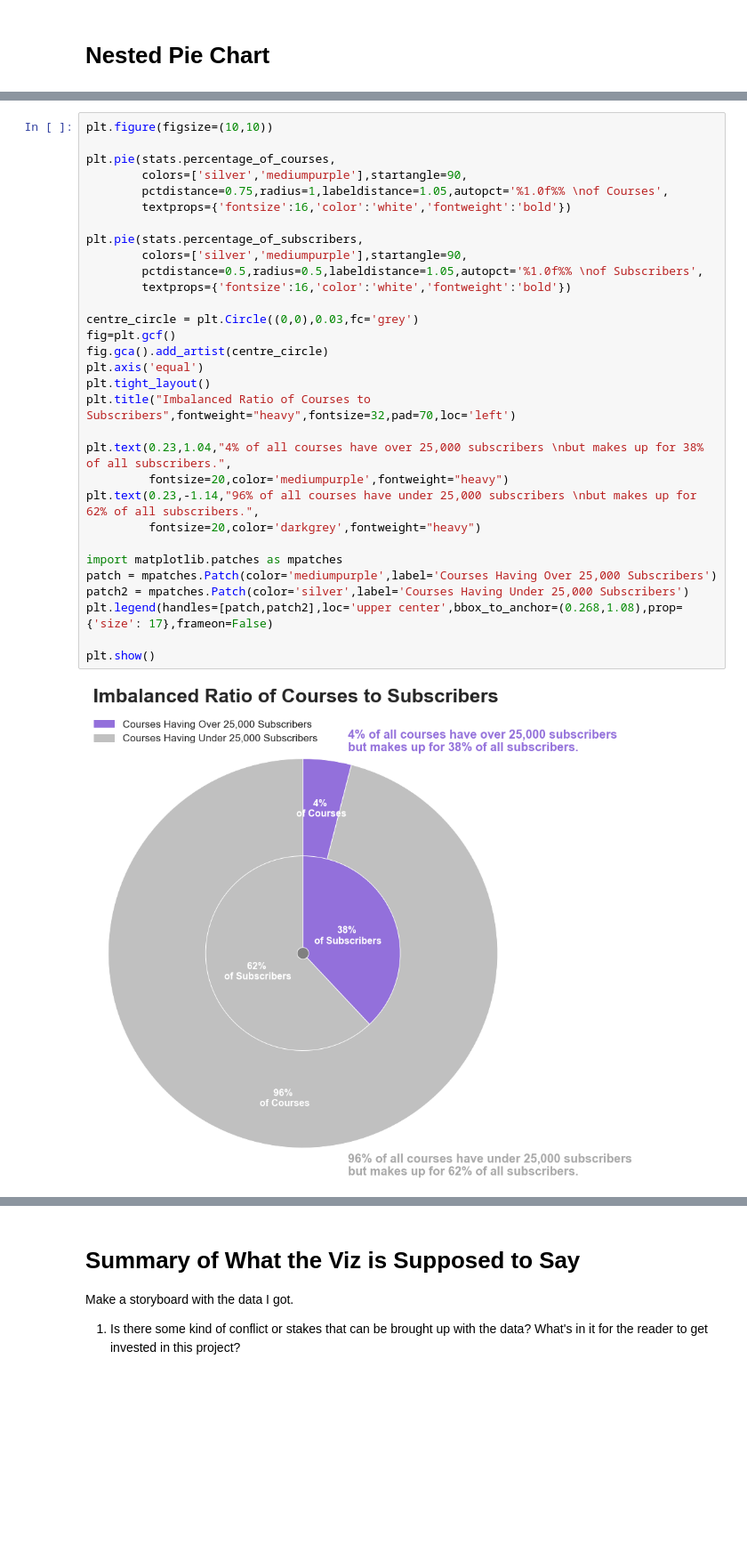
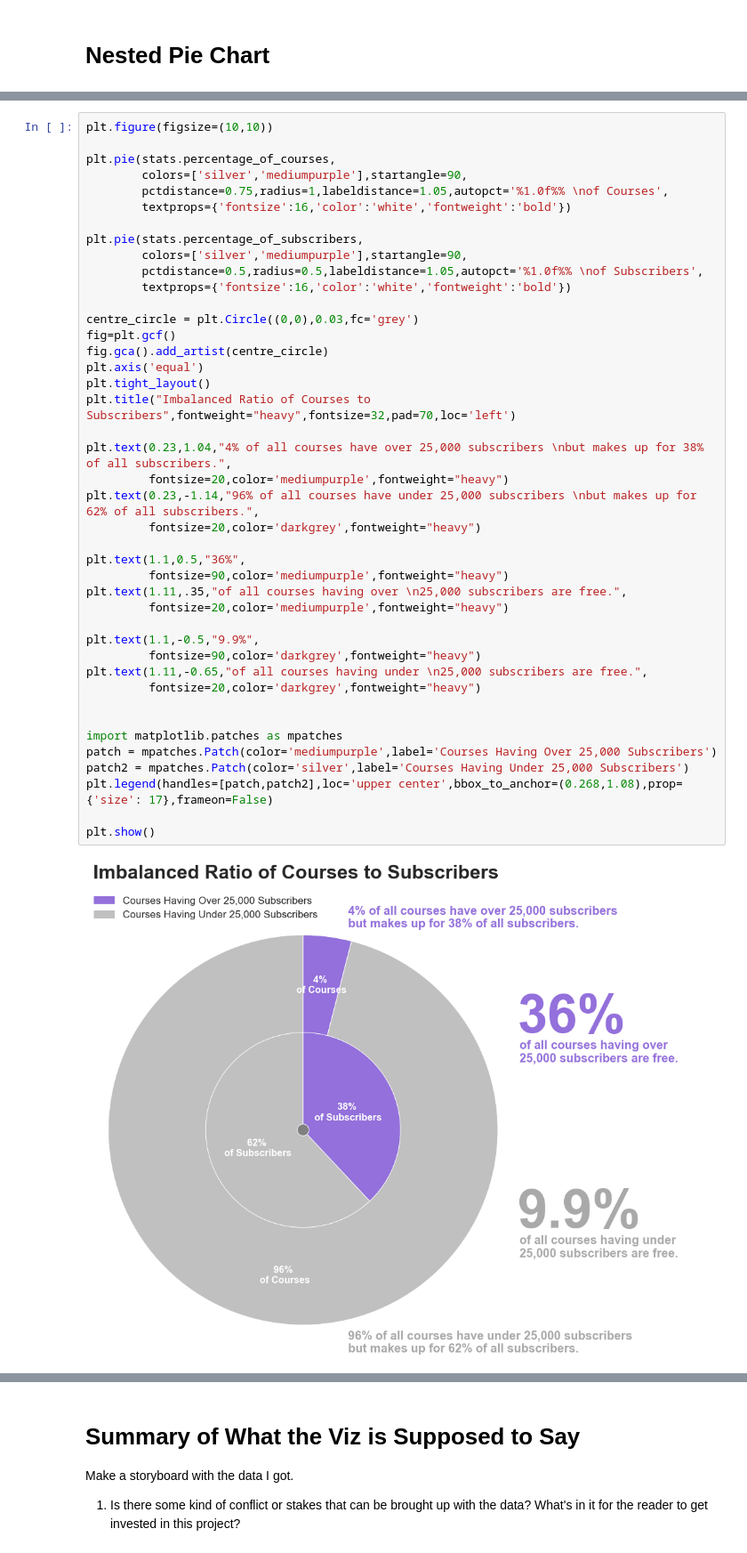
Before and after one commit to willnguyen14/udemy-viz-project, a Jupyter notebook: udemy.ipynb, the cells around one changed output, grey strips where cells are left out. Shown at 89% size. Drawn from its saved outputs; the diff is of its cells as text; blank space fills up the shorter version.

```diff
--- a/udemy.ipynb
+++ b/udemy.ipynb
@@ -388,31 +396,42 @@ plt.figure(figsize=(10,10))
 
 plt.pie(stats.percentage_of_courses,
         colors=['silver','mediumpurple'],startangle=90,
         pctdistance=0.75,radius=1,labeldistance=1.05,autopct='%1.0f%% \nof Courses',
         textprops={'fontsize':16,'color':'white','fontweight':'bold'})
 
 plt.pie(stats.percentage_of_subscribers,
         colors=['silver','mediumpurple'],startangle=90,
         pctdistance=0.5,radius=0.5,labeldistance=1.05,autopct='%1.0f%% \nof Subscribers',
         textprops={'fontsize':16,'color':'white','fontweight':'bold'})
 
 centre_circle = plt.Circle((0,0),0.03,fc='grey')
 fig=plt.gcf()
 fig.gca().add_artist(centre_circle)
 plt.axis('equal')
 plt.tight_layout()
 plt.title("Imbalanced Ratio of Courses to Subscribers",fontweight="heavy",fontsize=32,pad=70,loc='left')
 
 plt.text(0.23,1.04,"4% of all courses have over 25,000 subscribers \nbut makes up for 38% of all subscribers.",
          fontsize=20,color='mediumpurple',fontweight="heavy")
 plt.text(0.23,-1.14,"96% of all courses have under 25,000 subscribers \nbut makes up for 62% of all subscribers.",
          fontsize=20,color='darkgrey',fontweight="heavy")
 
+plt.text(1.1,0.5,"36%",
+         fontsize=90,color='mediumpurple',fontweight="heavy")
+plt.text(1.11,.35,"of all courses having over \n25,000 subscribers are free.",
+         fontsize=20,color='mediumpurple',fontweight="heavy")
+
+plt.text(1.1,-0.5,"9.9%",
+         fontsize=90,color='darkgrey',fontweight="heavy")
+plt.text(1.11,-0.65,"of all courses having under \n25,000 subscribers are free.",
+         fontsize=20,color='darkgrey',fontweight="heavy")
+
+
 import matplotlib.patches as mpatches
 patch = mpatches.Patch(color='mediumpurple',label='Courses Having Over 25,000 Subscribers')
 patch2 = mpatches.Patch(color='silver',label='Courses Having Under 25,000 Subscribers')
 plt.legend(handles=[patch,patch2],loc='upper center',bbox_to_anchor=(0.268,1.08),prop={'size': 17},frameon=False)
 
 plt.show()
 # %% [output]
-[figure, old version]
+[figure, new version]
```
Also changed, not shown: parts of 19 cells of this notebook.
